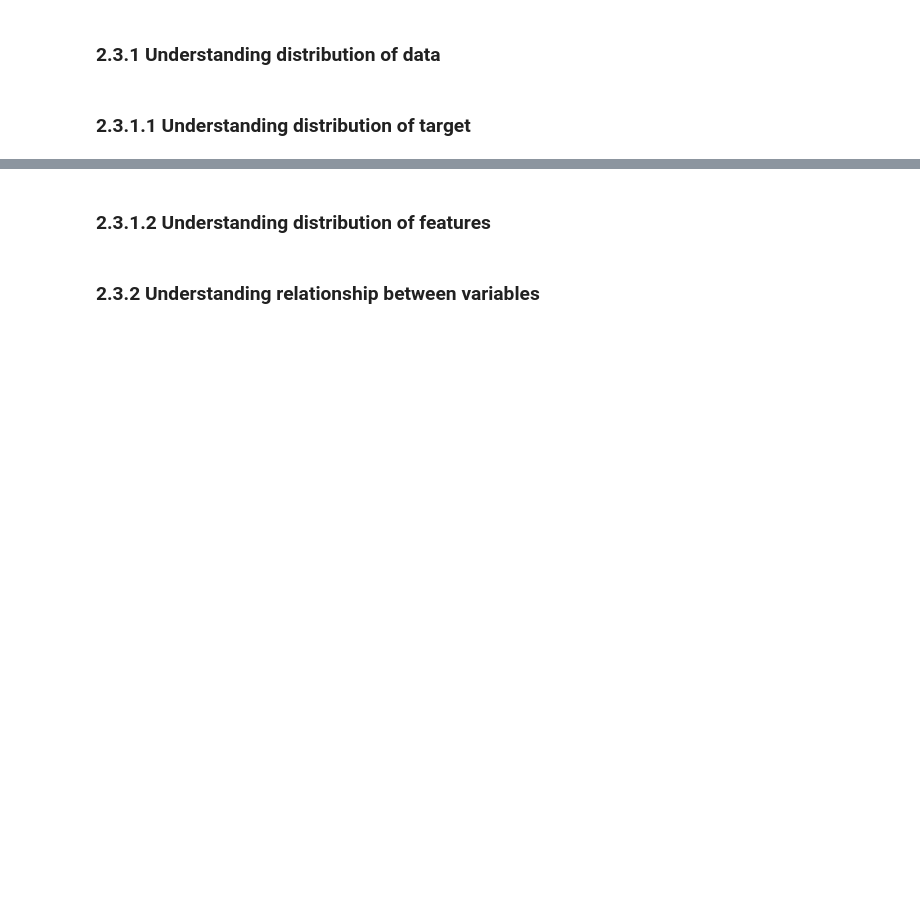
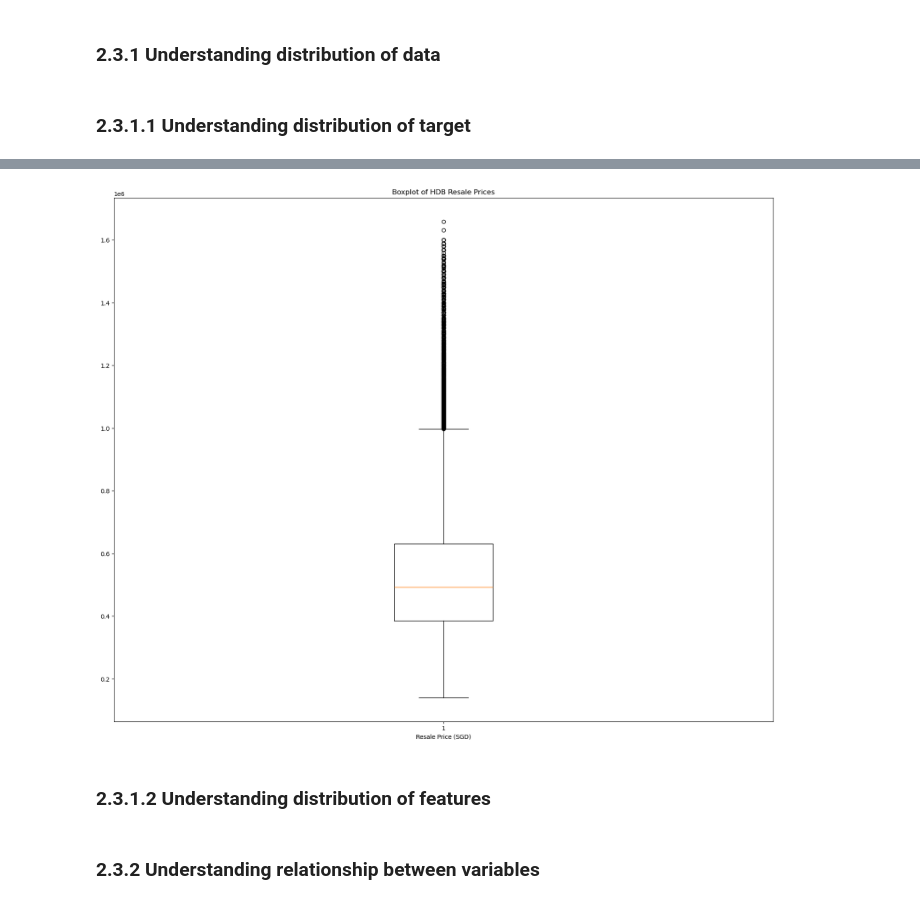
Before and after one commit to hsk-victor/Project, a Jupyter notebook: MLDP Program Codes Submission Template.ipynb, the cells around one changed output, grey strips where cells are left out. Drawn from its saved outputs; the diff is of its cells as text; code cells hidden in the pictures; blank space fills up the shorter version.

```diff
--- a/MLDP Program Codes Submission Template.ipynb
+++ b/MLDP Program Codes Submission Template.ipynb
@@ -143,3 +197,11 @@ df.sample(10)
+# %%
+plt.figure(figsize=(20,16))
+plt.boxplot(df['resale_price'])
+plt.xlabel('Resale Price (SGD)')
+plt.title('Boxplot of HDB Resale Prices')
+plt.show()
+# %% [output]
+[figure, added]
 # %% [markdown]
 ### 2.3.1.2 Understanding distribution of features
 # %%
```
Also changed, not shown: parts of 5 cells of this notebook.
